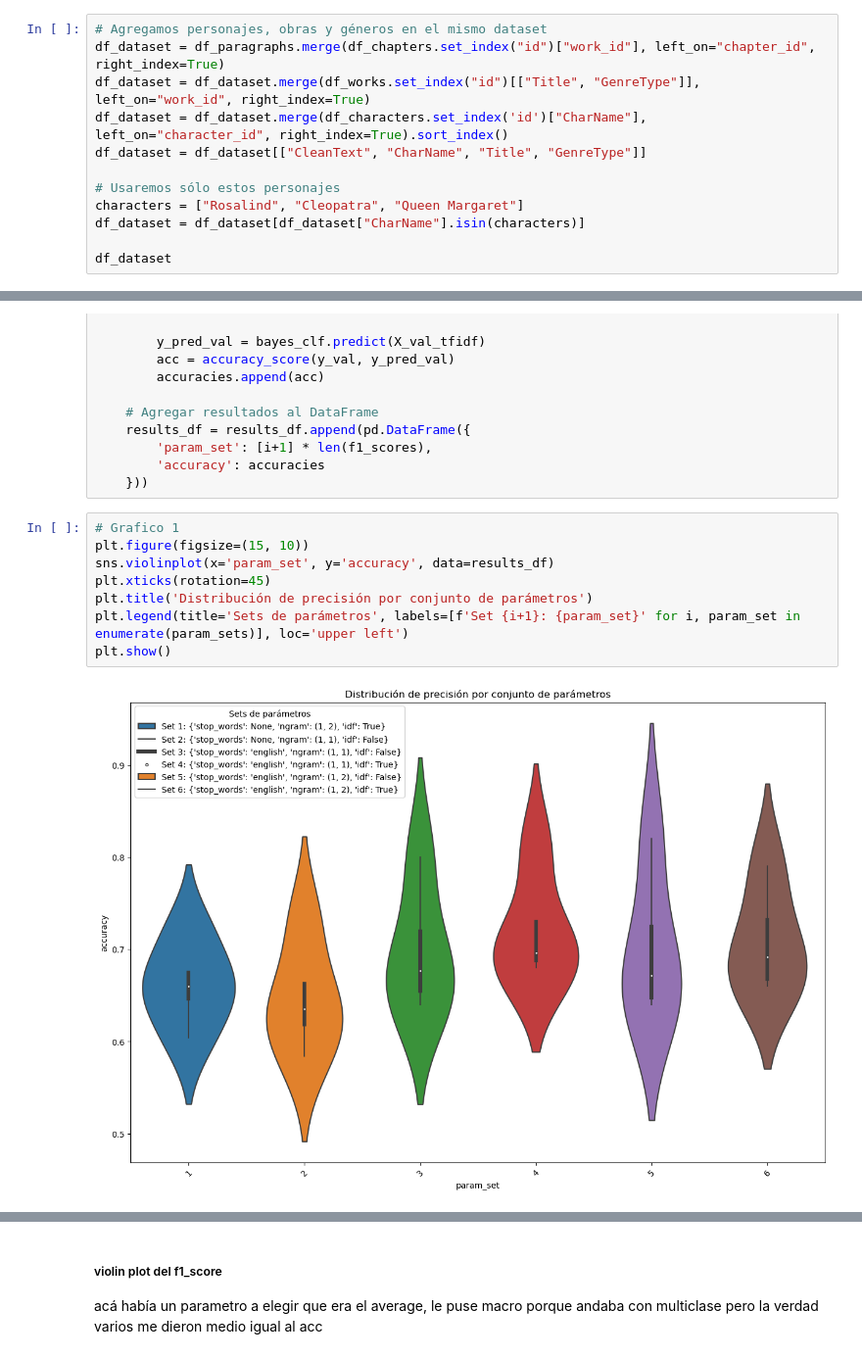
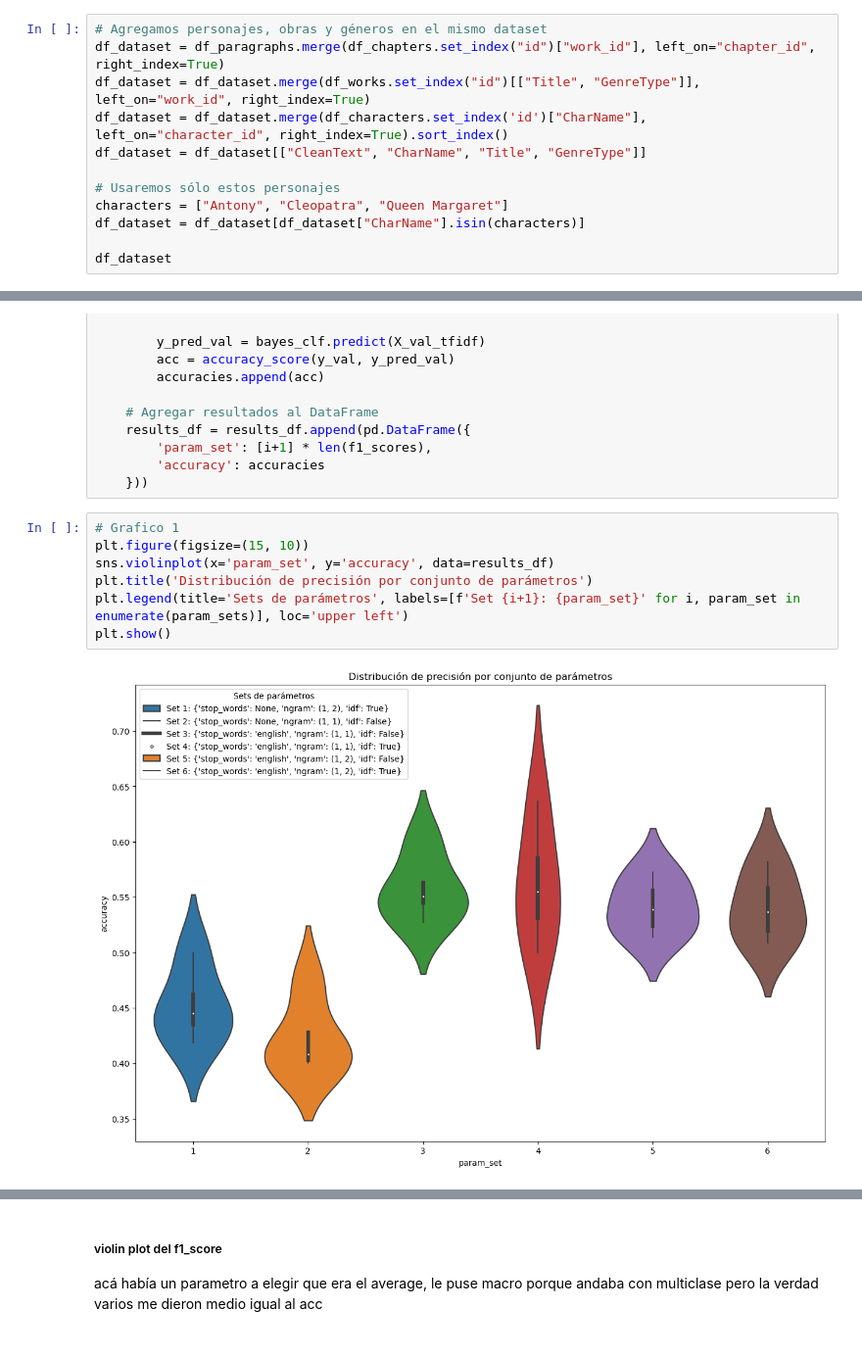
Before and after one commit to srobaina99/Introducci-n-a-ciencia-de-datos, a Jupyter notebook: Tarea 2/shakespeare_tarea_2.ipynb, the cells around one changed output, grey strips where cells are left out. Shown at 98% size. Drawn from its saved outputs; the diff is of its cells as text.

```diff
--- a/Tarea 2/shakespeare_tarea_2.ipynb
+++ b/Tarea 2/shakespeare_tarea_2.ipynb
@@ -141,7 +141,7 @@ df_dataset = df_dataset.merge(df_characters.set_index('id')["CharName"], left_on
 df_dataset = df_dataset[["CleanText", "CharName", "Title", "GenreType"]]
 
 # Usaremos sólo estos personajes
-characters = ["Rosalind", "Cleopatra", "Queen Margaret"]
+characters = ["Antony", "Cleopatra", "Queen Margaret"]
 df_dataset = df_dataset[df_dataset["CharName"].isin(characters)]
 
 df_dataset
@@ -582,13 +583,12 @@ for i, params in enumerate(param_sets):
 # %%
 # Grafico 1
 plt.figure(figsize=(15, 10))
 sns.violinplot(x='param_set', y='accuracy', data=results_df)
-plt.xticks(rotation=45)
 plt.title('Distribución de precisión por conjunto de parámetros')
 plt.legend(title='Sets de parámetros', labels=[f'Set {i+1}: {param_set}' for i, param_set in enumerate(param_sets)], loc='upper left')
 plt.show()
 # %% [output]
-[figure, old version]
+[figure, new version]
 # %%
 # Grafico 2 con número de set --> este incluí en overeleaf
 plt.figure(figsize=(15, 10))
```
Also changed, not shown: parts of 39 cells of this notebook, 1 other file.
